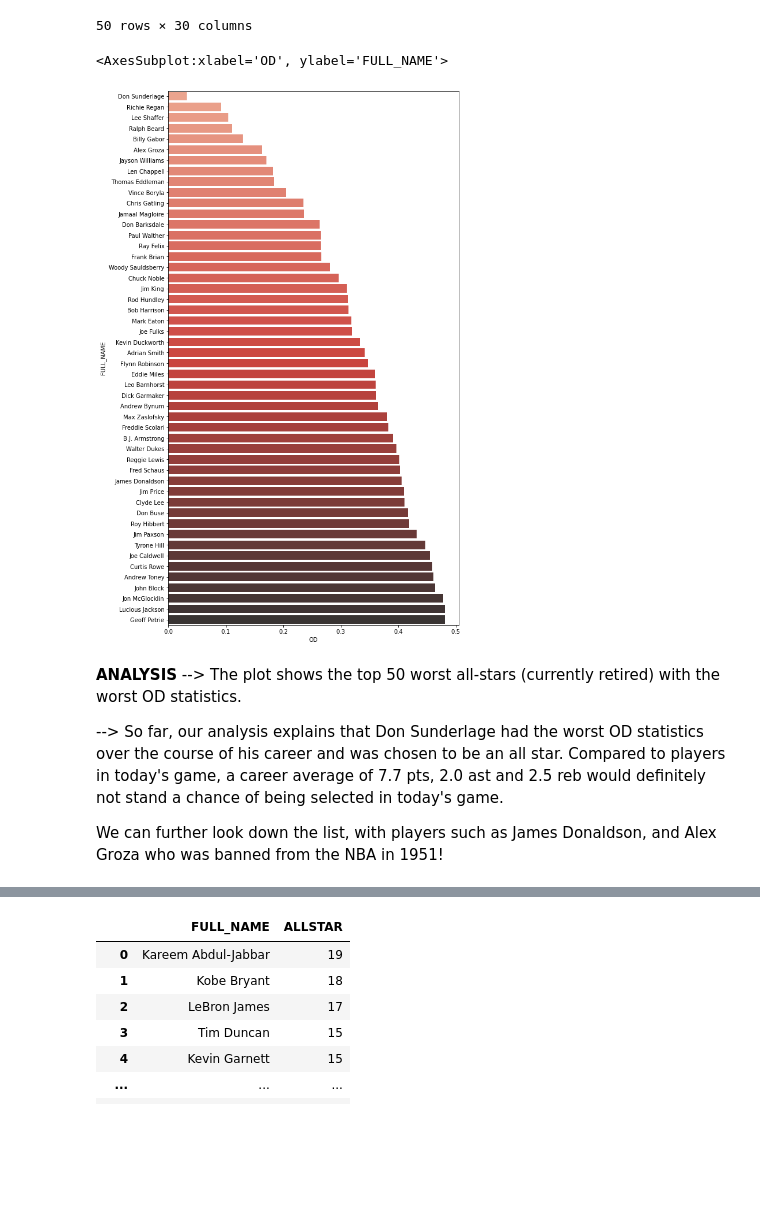
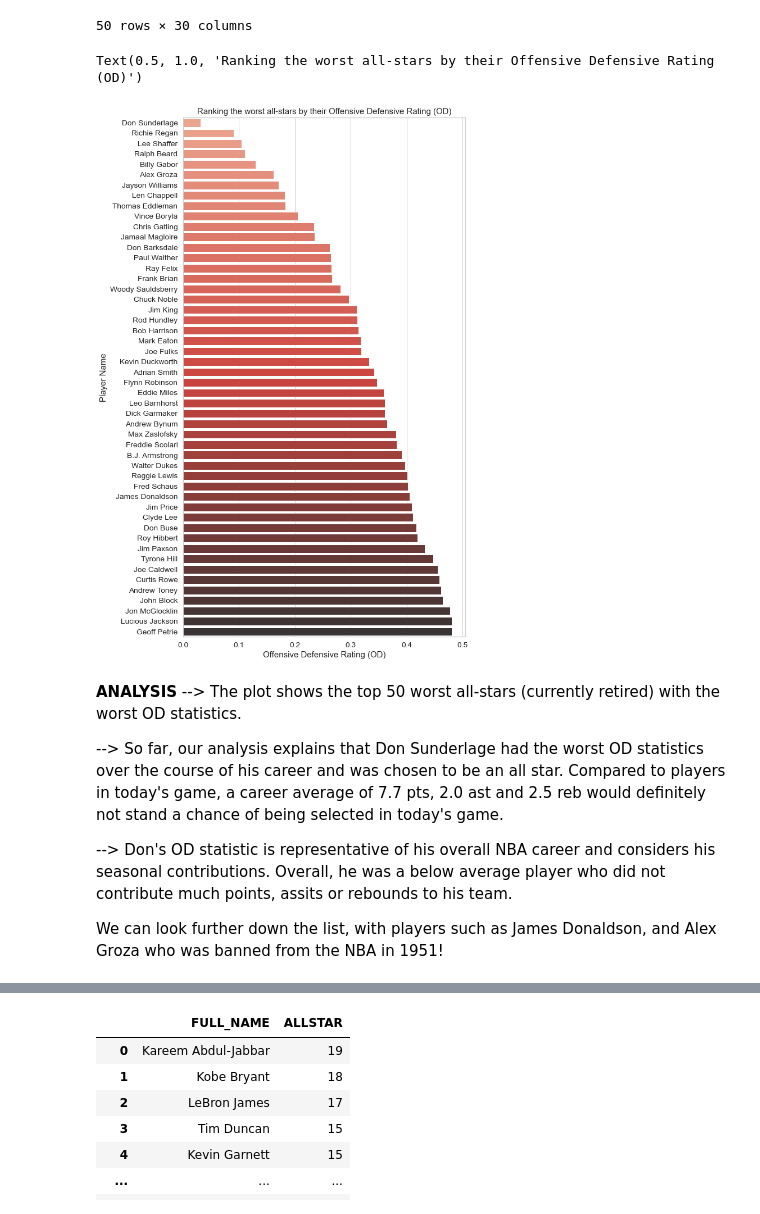
Before and after one commit to data301-2021-winter1/project-group-46-project-1, a Jupyter notebook: notebooks/analysis2.ipynb, the cells around one changed output, grey strips where cells are left out. Cells and saved outputs as stored; diff of their text form; code cells hidden in the pictures; blank space fills up the shorter version.

```diff
--- a/notebooks/analysis2.ipynb
+++ b/notebooks/analysis2.ipynb
@@ -86,6 +86,9 @@ import pandas as pd
 import numpy as np
 import matplotlib.pyplot as plt
 import seaborn as sns
+# %%
+sns.set_theme(font_scale = 1.25)
+sns.set_style('whitegrid')
 # %%
 game = pd.read_csv("../data/raw/Game.csv", low_memory = False)
 player = pd.read_csv("../data/raw/Player.csv")
@@ -722,9 +739,12 @@ display
 # %%
 plt.figure(figsize=(9,17))
 sns.barplot(x = 'OD', y= 'FULL_NAME', data = display, palette = "Reds_d")
+plt.xlabel("""Offensive Defensive Rating (OD)""")
+plt.ylabel("Player Name")
+plt.title("Ranking the worst all-stars by their Offensive Defensive Rating (OD)")
 # %% [output]
-<AxesSubplot:xlabel='OD', ylabel='FULL_NAME'>
+Text(0.5, 1.0, 'Ranking the worst all-stars by their Offensive Defensive Rating (OD)')
-[figure, old version]
+[figure, new version]
 # %% [markdown]
 **ANALYSIS**
 --> The plot shows the top 50 worst all-stars (currently retired) with the worst OD statistics.
@@ -732,5 +752,7 @@ sns.barplot(x = 'OD', y= 'FULL_NAME', data = display, palette = "Reds_d")
 --> So far, our analysis explains that Don Sunderlage had the worst OD statistics over the course of his career and was chosen to be an all star.
 Compared to players in today's game, a career average of 7.7 pts, 2.0 ast and 2.5 reb would definitely not stand a chance of being selected in today's game.
 
-We can further look down the list, with players such as James Donaldson, and Alex Groza who was banned from the NBA in 1951!
+--> Don's OD statistic is representative of his overall NBA career and considers his seasonal contributions. Overall, he was a below average player who did not contribute much points, assits or rebounds to his team.
+
+We can look further down the list, with players such as James Donaldson, and Alex Groza who was banned from the NBA in 1951!
 # %%
```
Also changed, not shown: parts of 33 cells of this notebook, 5 other files.
